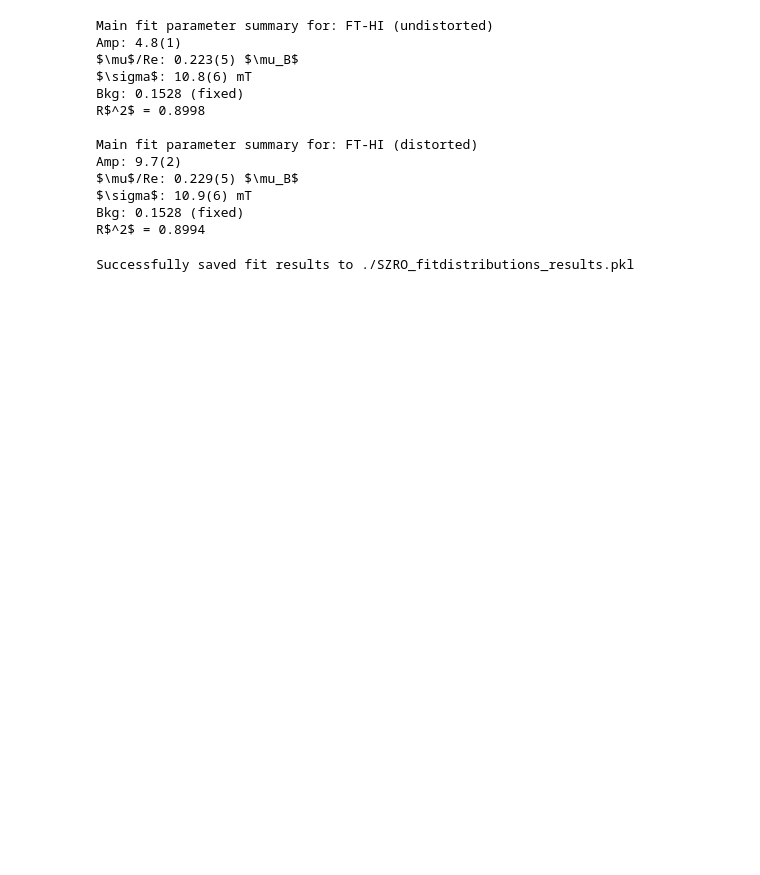
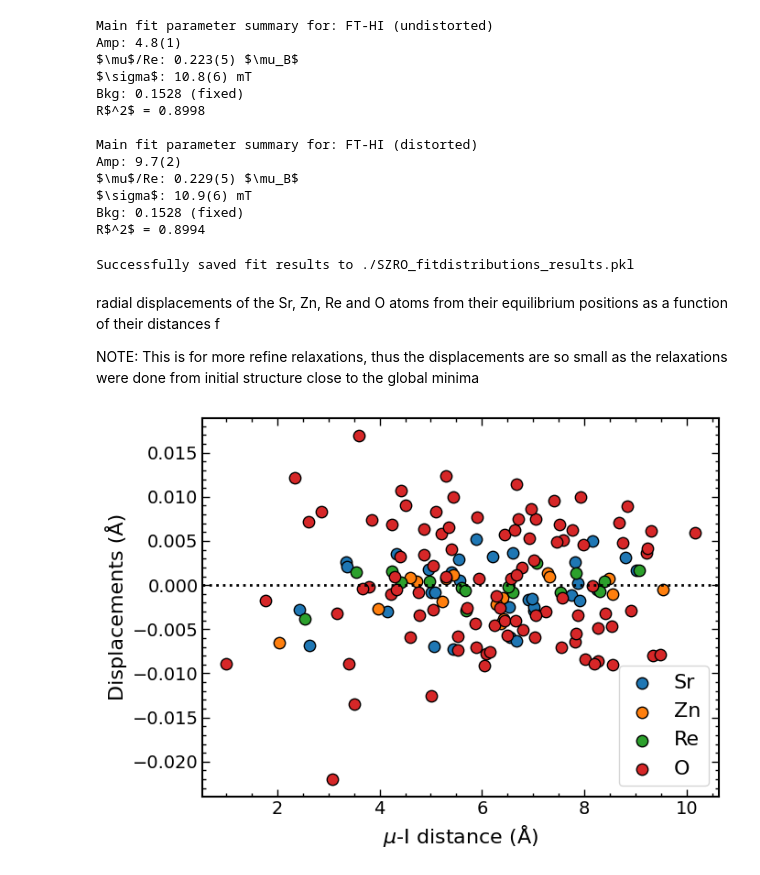
Before and after one commit to jazmaryphy/muonscripts, a Jupyter notebook: examples/SZRO/SZRO.ipynb, the cells around one changed output. Drawn from its saved outputs; the diff is of its cells as text; code cells hidden in the pictures; blank space fills up the shorter version.

```diff
--- a/examples/SZRO/SZRO.ipynb
+++ b/examples/SZRO/SZRO.ipynb
@@ -1414,3 +1389,62 @@ with open(file, 'wb') as f:
 print(f"Successfully saved fit results to {file}")
 # %% [output]
 Successfully saved fit results to ./SZRO_fitdistributions_results.pkl
+# %% [markdown]
+radial displacements of the Sr, Zn, Re and O atoms from their equilibrium positions as a
+function of their distances f
+
+NOTE: This is for more refine relaxations, thus the displacements are so small as the relaxations were done from initial structure close to the global minima
+# %%
+idx=1
+
+filename = f"r{idx}.in"
+filepath = os.path.join(folder, filename)
+inp_ase = read_from_file(filepath, format="espresso-in")
+
+filename = f"r{idx}.out"
+filepath = os.path.join(folder, filename)
+rlx_ase = read_from_file(filepath, format="espresso-out", index=-1)
+
+radial_res = radial_to_dict(inp_ase.copy(), rlx_ase.copy(), muon_label='H')
+
+
+fontsize=16
+fig, ax = plt.subplots(figsize=(7, 5))
+
+species = ('Sr', 'Zn', 'Re', 'O')
+for i, specie in enumerate(species):
+    sel = select_radial_displacement(
+        radial_res,
+        species=specie,
+        distance_type='unperturbed',
+        # cutoff=6.0,          # None -> no cutoff, keep everything
+    )
+    ax.scatter(
+        sel['distance'], sel['displacements'],
+        # color='red',
+        s=80,
+        edgecolor='k', label=specie, zorder=1,
+        )
+
+ax.set_xlabel(r'$\mu$-I distance (Å)', fontsize=fontsize)
+ax.set_ylabel(r'Displacements (Å)' , fontsize=fontsize)
+
+# ax.set_xlim([-0.00, 10.0])
+# ax.set_ylim([-0.08, 0.16])
+ax.axhline(y=0.0, ls='dotted', lw=2, color='k')
+
+ax.legend(frameon=False)
+ax.legend(
+    loc="lower right", fontsize=fontsize, ncol=1,
+    frameon=True, handlelength=1.5, columnspacing=1.2,
+)
+fancy_style_axes(ax, fontsize=fontsize-2)
+
+
+plt.tight_layout()
+figname='radial_displacements.png'
+figname=os.path.join(dpath, figname)
+plt.savefig(figname)
+plt.show()
+# %% [output]
+[figure, added]
```
Also changed, not shown: parts of 5 cells of this notebook, 3 other files.
